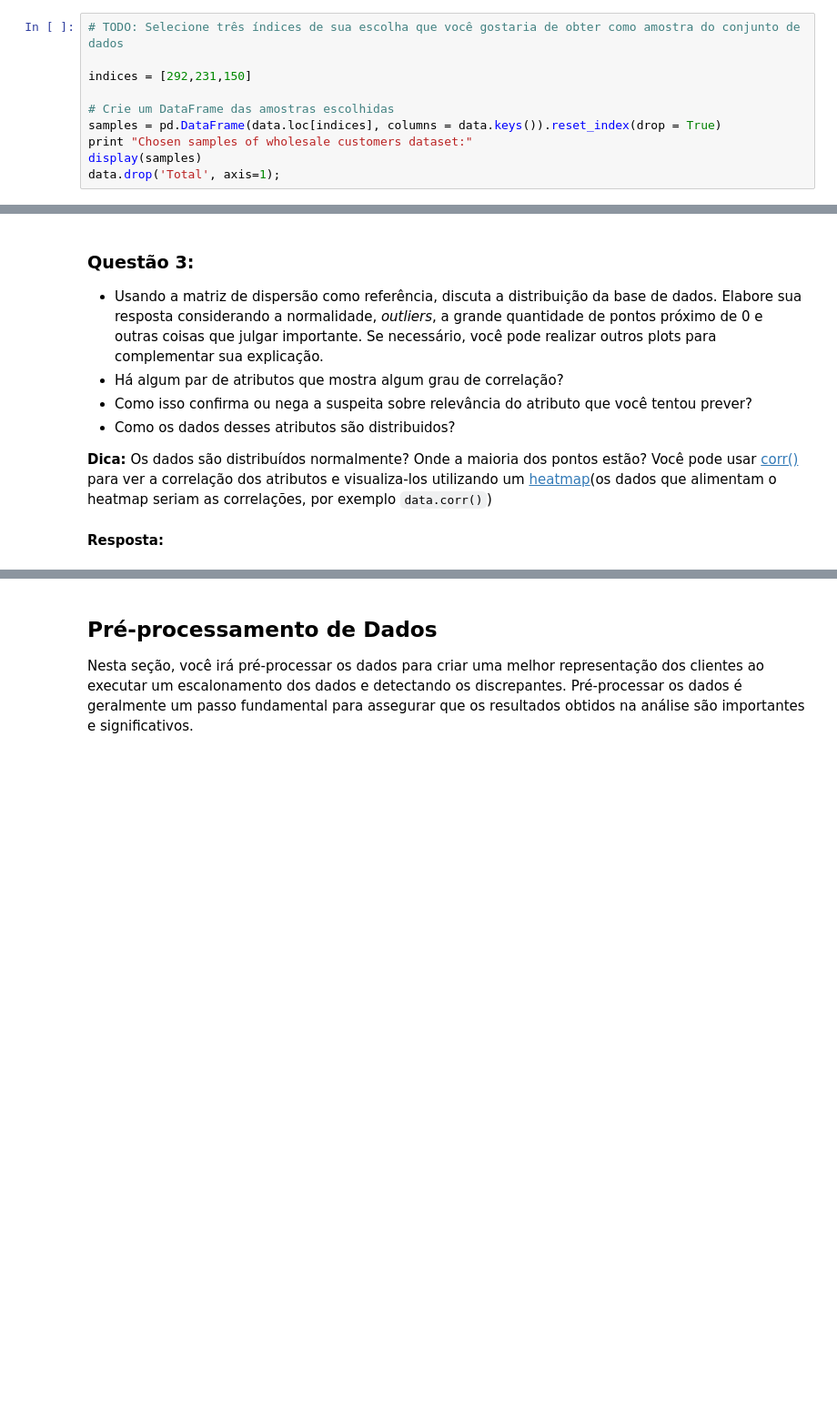
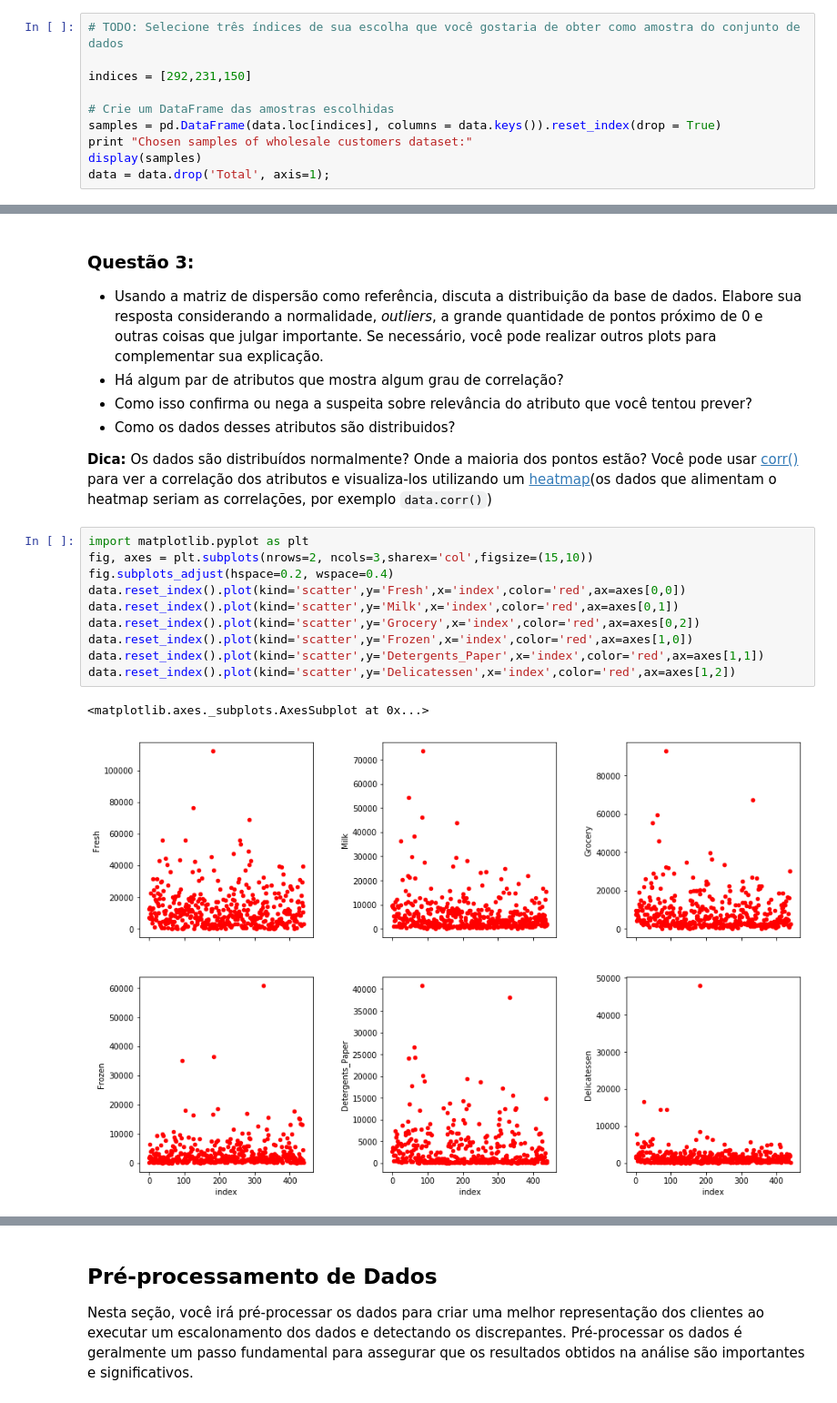
Before and after one commit to rodfloripa/Projeto9, a Jupyter notebook: customer_segments/customer_segments_PT.ipynb, the cells around one changed output, grey strips where cells are left out. Shown: that part at 91% size. Cells and saved outputs as stored; diff of their text form; blank space fills up the shorter version.

```diff
--- a/customer_segments/customer_segments_PT.ipynb
+++ b/customer_segments/customer_segments_PT.ipynb
@@ -68,7 +68,7 @@ indices = [292,231,150]
 samples = pd.DataFrame(data.loc[indices], columns = data.keys()).reset_index(drop = True)
 print "Chosen samples of wholesale customers dataset:"
 display(samples)
-data.drop('Total', axis=1);
+data = data.drop('Total', axis=1);
 # %% [output]
 Chosen samples of wholesale customers dataset:
 |  | Fresh | Milk | Grocery | Frozen | Detergents_Paper | Delicatessen | Total |
@@ -136,5 +138,16 @@ pd.scatter_matrix(data, alpha = 0.3, figsize = (14,8), diagonal = 'kde');
 - Como os dados desses atributos são distribuidos?
 
 **Dica:** Os dados são distribuídos normalmente? Onde a maioria dos pontos estão? Você pode usar [corr()](https://pandas.pydata.org/pandas-docs/stable/generated/pandas.DataFrame.corr.html) para ver a correlação dos atributos e visualiza-los utilizando um [heatmap](http://seaborn.pydata.org/generated/seaborn.heatmap.html)(os dados que alimentam o heatmap seriam as correlações, por exemplo `data.corr()`)
-# %% [markdown]
-**Resposta:**
+# %%
+import matplotlib.pyplot as plt
+fig, axes = plt.subplots(nrows=2, ncols=3,sharex='col',figsize=(15,10))
+fig.subplots_adjust(hspace=0.2, wspace=0.4)
+data.reset_index().plot(kind='scatter',y='Fresh',x='index',color='red',ax=axes[0,0])
+data.reset_index().plot(kind='scatter',y='Milk',x='index',color='red',ax=axes[0,1])
+data.reset_index().plot(kind='scatter',y='Grocery',x='index',color='red',ax=axes[0,2])
+data.reset_index().plot(kind='scatter',y='Frozen',x='index',color='red',ax=axes[1,0])
+data.reset_index().plot(kind='scatter',y='Detergents_Paper',x='index',color='red',ax=axes[1,1])
+data.reset_index().plot(kind='scatter',y='Delicatessen',x='index',color='red',ax=axes[1,2])
+# %% [output]
+<matplotlib.axes._subplots.AxesSubplot at 0x...>
+[figure, added]
```
Also changed, not shown: parts of 5 cells of this notebook.
